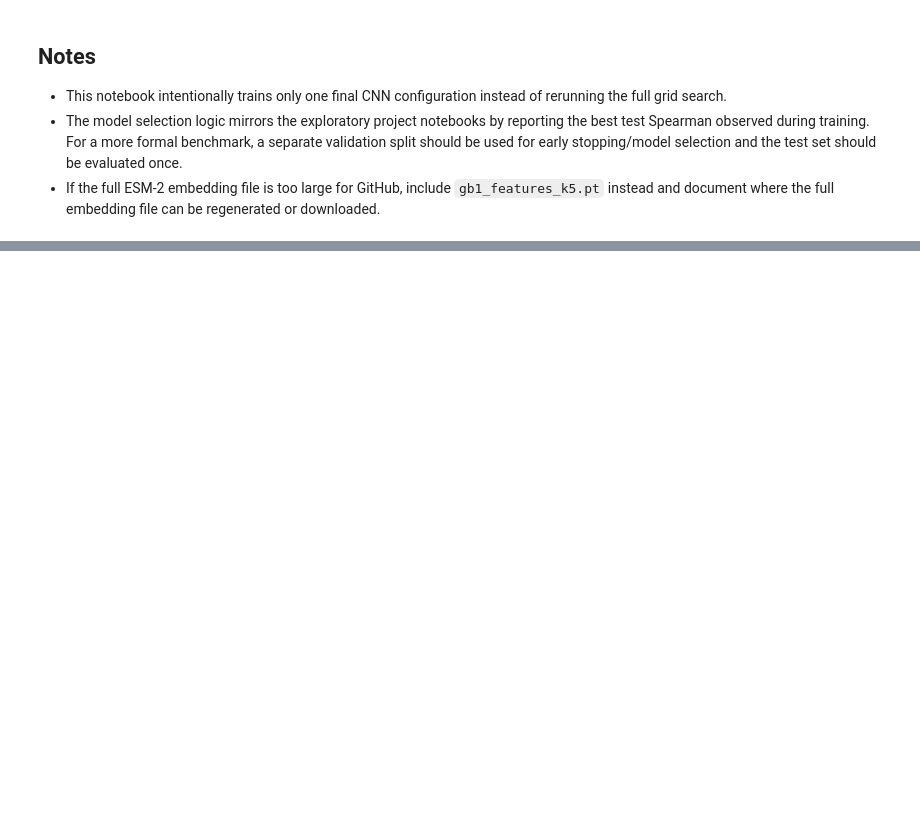
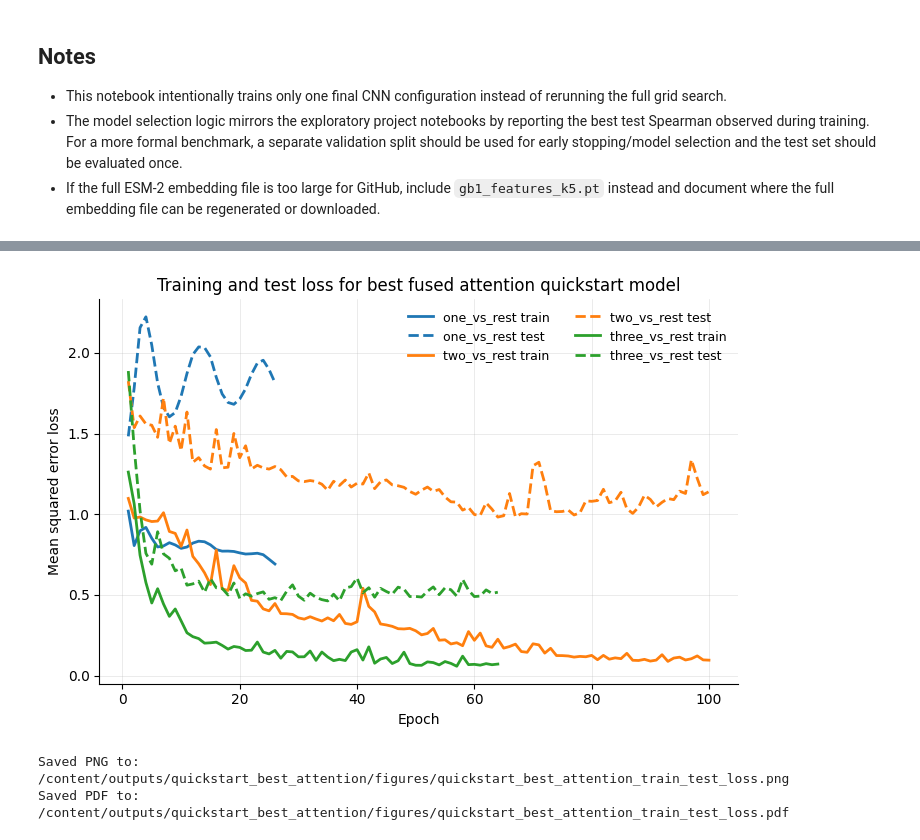
Before and after one commit to petertzelios/Adapting-ESM-2-to-Predict-the-Effect-of-Multiple-Interacting-Mutations-, a Jupyter notebook: notebooks/CBMF4761_project_GB1_ESM2_quickstart_best_CNN.ipynb, the cells around one changed output, grey strips where cells are left out. Drawn from its saved outputs; the diff is of its cells as text; code cells hidden in the pictures; blank space fills up the shorter version.

```diff
--- a/notebooks/CBMF4761_project_GB1_ESM2_quickstart_best_CNN.ipynb
+++ b/notebooks/CBMF4761_project_GB1_ESM2_quickstart_best_CNN.ipynb
@@ -633,0 +1240,19 @@ plt.show()
+# %%
+ATTENTION_OUTPUT_DIR = REPO_ROOT / "outputs" / "quickstart_best_attention"
+ATTENTION_OUTPUT_DIR.mkdir(parents=True, exist_ok=True)
+
+attention_results_df.to_csv(
+    ATTENTION_OUTPUT_DIR / "best_attention_split_results.csv",
+    index=False,
+)
+
+for split_name, hist in attention_histories.items():
+    hist.to_csv(ATTENTION_OUTPUT_DIR / f"history_{split_name}.csv", index=False)
+
+    pred_df = pd.DataFrame(attention_predictions[split_name])
+    pred_df.to_csv(
+        ATTENTION_OUTPUT_DIR / f"predictions_{split_name}.csv",
+        index=False,
+    )
+
+print("Saved attention outputs to:", ATTENTION_OUTPUT_DIR.resolve())
@@ -633,0 +1261,61 @@ plt.show()
+# %%
+FIGURE_DIR = ATTENTION_OUTPUT_DIR / "figures"
+FIGURE_DIR.mkdir(parents=True, exist_ok=True)
+
+split_order = ["one_vs_rest", "two_vs_rest", "three_vs_rest"]
+
+fig, ax = plt.subplots(figsize=(7.2, 4.8))
+
+for split_name in split_order:
+    hist = pd.read_csv(ATTENTION_OUTPUT_DIR / f"history_{split_name}.csv")
+
+    ax.plot(
+        hist["epoch"],
+        hist["train_eval_loss"],
+        linestyle="-",
+        linewidth=2.0,
+        label=f"{split_name} train",
+    )
+
+    train_color = ax.lines[-1].get_color()
+
+    ax.plot(
+        hist["epoch"],
+        hist["test_loss"],
+        linestyle="--",
+        linewidth=2.0,
+        color=train_color,
+        label=f"{split_name} test",
+    )
+
+ax.set_xlabel("Epoch")
+ax.set_ylabel("Mean squared error loss")
+ax.set_title("Training and test loss for best fused attention quickstart model")
+
+ax.spines["top"].set_visible(False)
+ax.spines["right"].set_visible(False)
+ax.grid(True, linewidth=0.5, alpha=0.35)
+
+ax.legend(
+    frameon=False,
+    ncol=2,
+    fontsize=9,
+    loc="best",
+)
+
+plt.tight_layout()
+
+png_path = FIGURE_DIR / "quickstart_best_attention_train_test_loss.png"
+pdf_path = FIGURE_DIR / "quickstart_best_attention_train_test_loss.pdf"
+
+plt.savefig(png_path, dpi=300, bbox_inches="tight")
+plt.savefig(pdf_path, bbox_inches="tight")
+
+plt.show()
+
+print(f"Saved PNG to: {png_path}")
+print(f"Saved PDF to: {pdf_path}")
+# %% [output]
+[figure, added]
+Saved PNG to: /content/outputs/quickstart_best_attention/figures/quickstart_best_attention_train_test_loss.png
+Saved PDF to: /content/outputs/quickstart_best_attention/figures/quickstart_best_attention_train_test_loss.pdf
```
Also changed, not shown: parts of 16 cells of this notebook.
